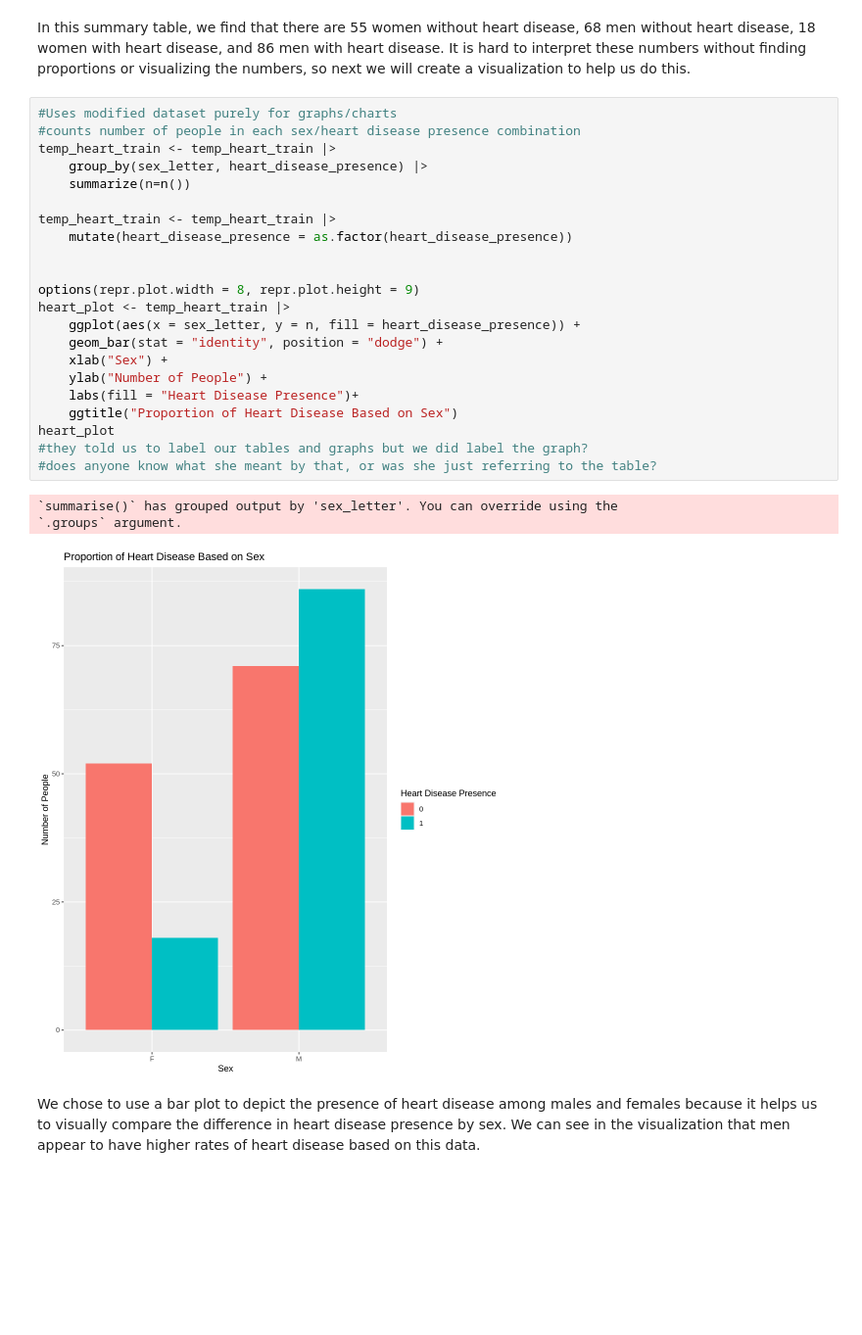
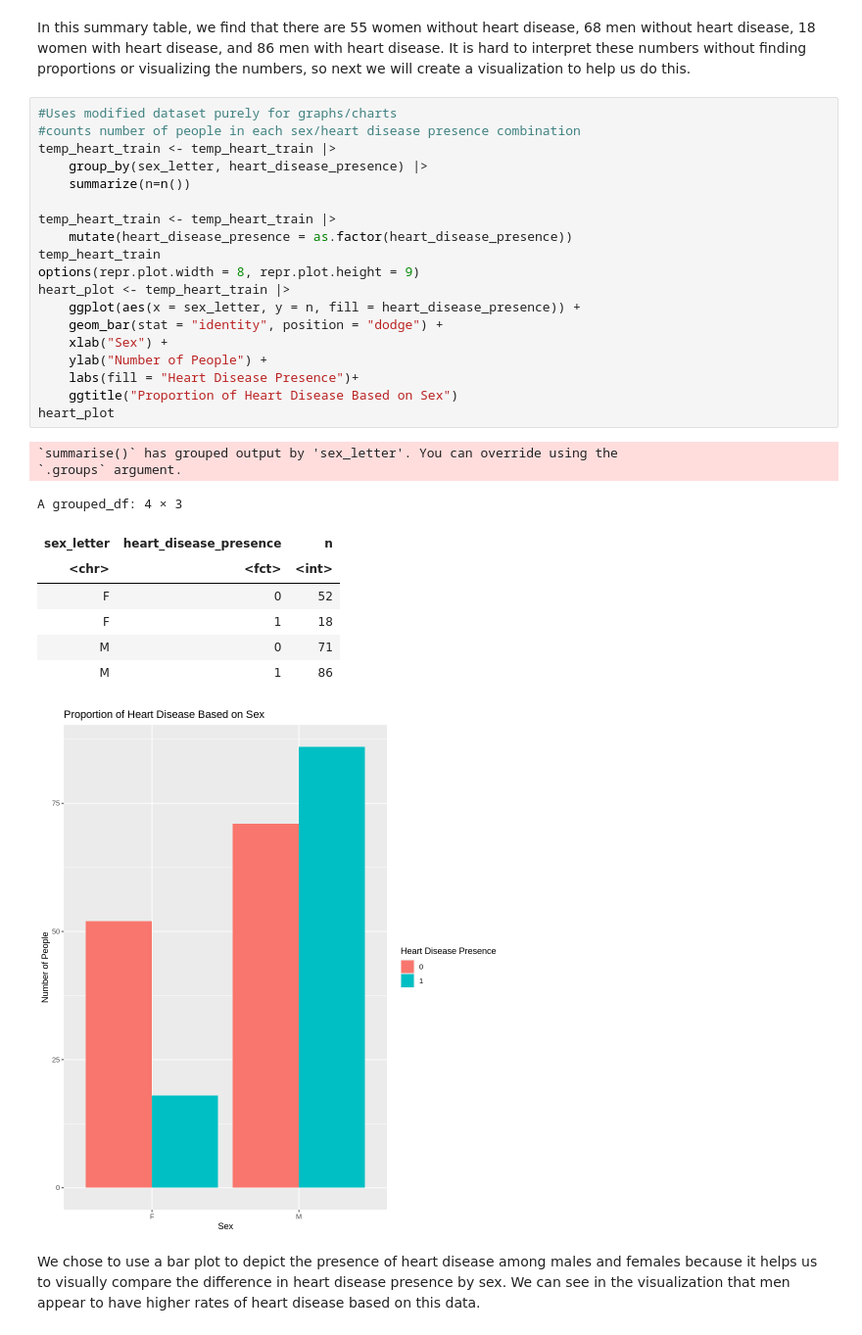
Before and after one commit to samtang22/dsci-100-2022W1-group-21, a Jupyter notebook: heart.data.ipynb, the cells around one changed output. Shown at 98% size. Cells and saved outputs as stored; diff of their text form; blank space fills up the shorter version.

```diff
--- a/heart.data.ipynb
+++ b/heart.data.ipynb
@@ -124,28 +124,32 @@ In this summary table, we find that there are 55 women without heart disease, 68
 # %%
 #Uses modified dataset purely for graphs/charts
 #counts number of people in each sex/heart disease presence combination
 temp_heart_train <- temp_heart_train |>
     group_by(sex_letter, heart_disease_presence) |>
     summarize(n=n())
 
 temp_heart_train <- temp_heart_train |>
     mutate(heart_disease_presence = as.factor(heart_disease_presence))
-
-
+temp_heart_train
 options(repr.plot.width = 8, repr.plot.height = 9)
 heart_plot <- temp_heart_train |>
     ggplot(aes(x = sex_letter, y = n, fill = heart_disease_presence)) +
     geom_bar(stat = "identity", position = "dodge") +
     xlab("Sex") +
     ylab("Number of People") +
     labs(fill = "Heart Disease Presence")+
     ggtitle("Proportion of Heart Disease Based on Sex")
 heart_plot
-#they told us to label our tables and graphs but we did label the graph?
-#does anyone know what she meant by that, or was she just referring to the table?
 # %% [output]
 `summarise()` has grouped output by 'sex_letter'. You can override using the
 `.groups` argument.
+A grouped_df: 4 × 3
+| sex_letter | heart_disease_presence | n |
+| <chr> | <fct> | <int> |
+| F | 0 | 52 |
+| F | 1 | 18 |
+| M | 0 | 71 |
+| M | 1 | 86 |
 [figure]
 # %% [markdown]
 We chose to use a bar plot to depict the presence of heart disease among males and females because it helps us to visually compare the difference in heart disease presence by sex. We can see in the visualization that men appear to have higher rates of heart disease based on this data.
```
Also changed, not shown: parts of 5 cells of this notebook.
